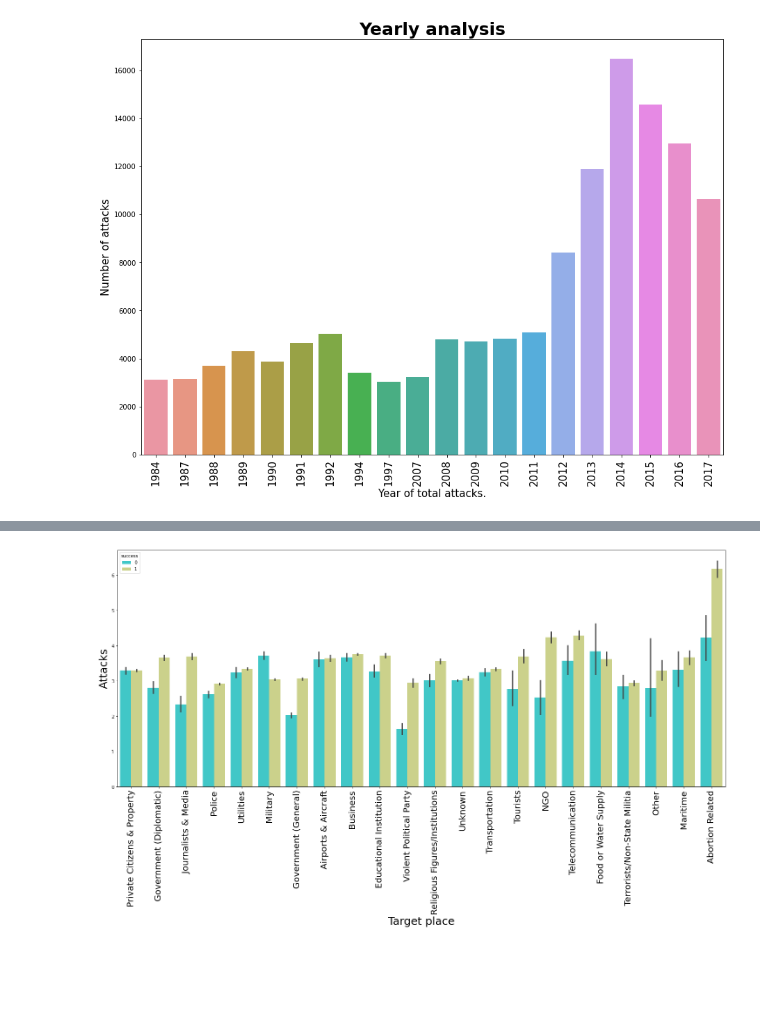
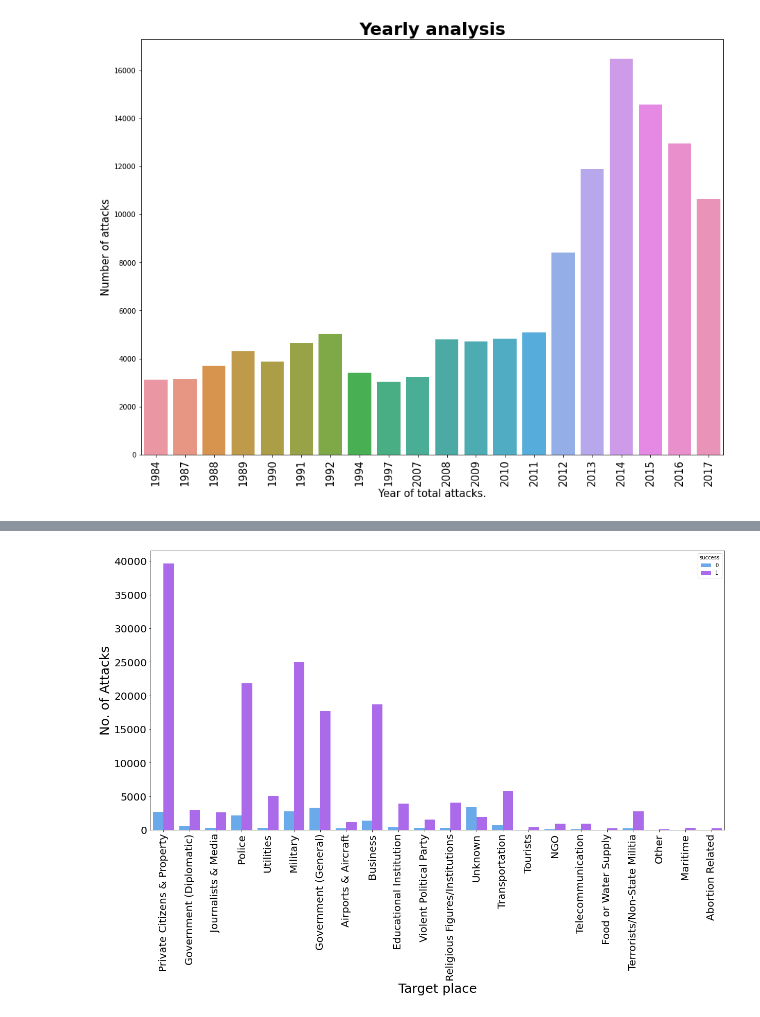
Before and after one commit to archydixit/Grip_Task_1, a Jupyter notebook: sol_task_4.ipynb, the cells around one changed output, grey strips where cells are left out. Cells and saved outputs as stored; diff of their text form; code cells hidden in the pictures; blank space fills up the shorter version.

```diff
--- a/sol_task_4.ipynb
+++ b/sol_task_4.ipynb
@@ -208,9 +221,10 @@ plt.show()
 # %%
-plt.figure(figsize=(25,10))
-sns.barplot(data=df,x='targtype1_txt',y='attacktype1',hue='success',palette='rainbow')
+plt.figure(figsize=(20,10))
+ax = sns.countplot(df["targtype1_txt"],hue=df["success"],palette='cool')
 plt.xticks(rotation=90,fontsize=20)
+plt.yticks(fontsize=20)
 plt.xlabel('Target place',fontsize=25)
-plt.ylabel('Attacks',fontsize=25)
+plt.ylabel('No. of Attacks',fontsize=25)
 plt.show()
 # %% [output]
-[figure, old version]
+[figure, new version]
```
Also changed, not shown: parts of 4 cells of this notebook.
